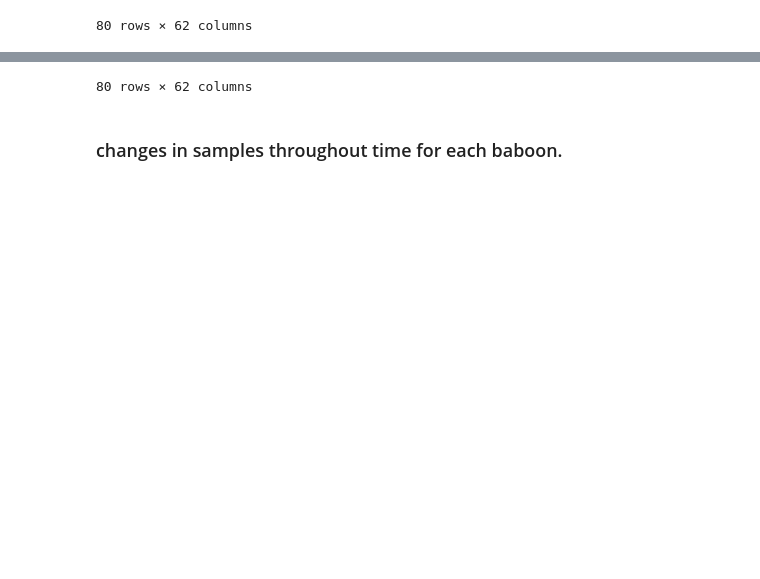
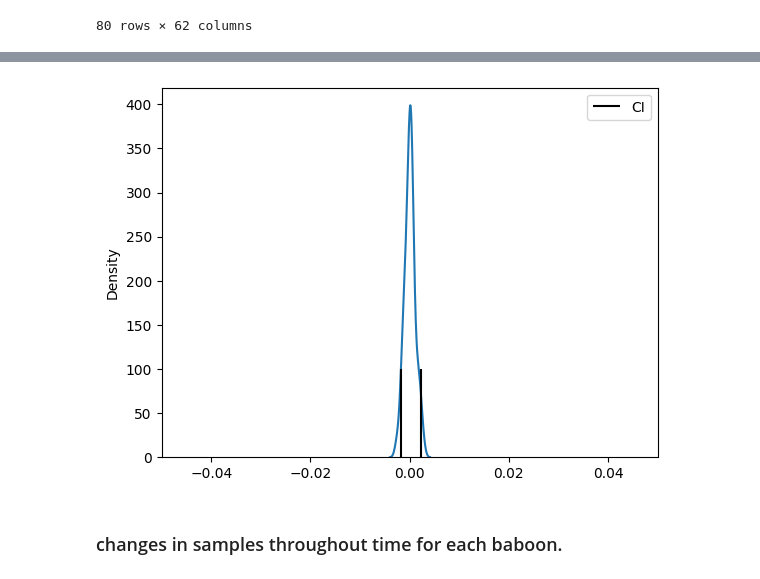
Before and after one commit to yuvaldotan/workshop_microbiome, a Jupyter notebook: microbiome.ipynb, the cells around one changed output, grey strips where cells are left out. Saved outputs shown, nothing was run; the diff lists cells and outputs as text; code cells hidden in the pictures; blank space fills up the shorter version.

```diff
--- a/microbiome.ipynb
+++ b/microbiome.ipynb
@@ -326,4 +345,23 @@ plt.show()
+# %%
+Df = data_df_avg_D.copy().reset_index(level=1, drop=True)
+Wf = data_df_avg_W.copy().reset_index(level=1, drop=True)
 # %%
-data_df_avg_D
-data_df_avg_W
+diff = []
+
+for baboon in metadata_df["baboon_id"].unique():
+    diff.append(Df.loc[baboon]- Wf.loc[baboon].values)
+diff = np.array(diff).T
+# avg = [diff[i].mean() for i in range(len(diff))]
+# avg.sort()
+# print(avg)
+
+# for row in np.array(diff).T:
+row = diff[22]
+row.sort()
+sns.kdeplot(row)
+plt.vlines(np.percentile(row, 2.5), ymin=0,ymax=100, color ="black", label="CI")
+plt.vlines(np.percentile(row, 97.5), ymin=0,ymax=100, color ="black")
+plt.legend()
+plt.xlim(-0.05, 0.05)
+plt.show()
 # %% [output]
@@ -343,4 +368,4 @@ data_df_avg_W
-80 rows × 62 columns
+[figure, added]
 # %% [markdown]
 ### changes in samples throughout time for each baboon.
 # %%
```
Also changed, not shown: parts of 12 cells of this notebook.
